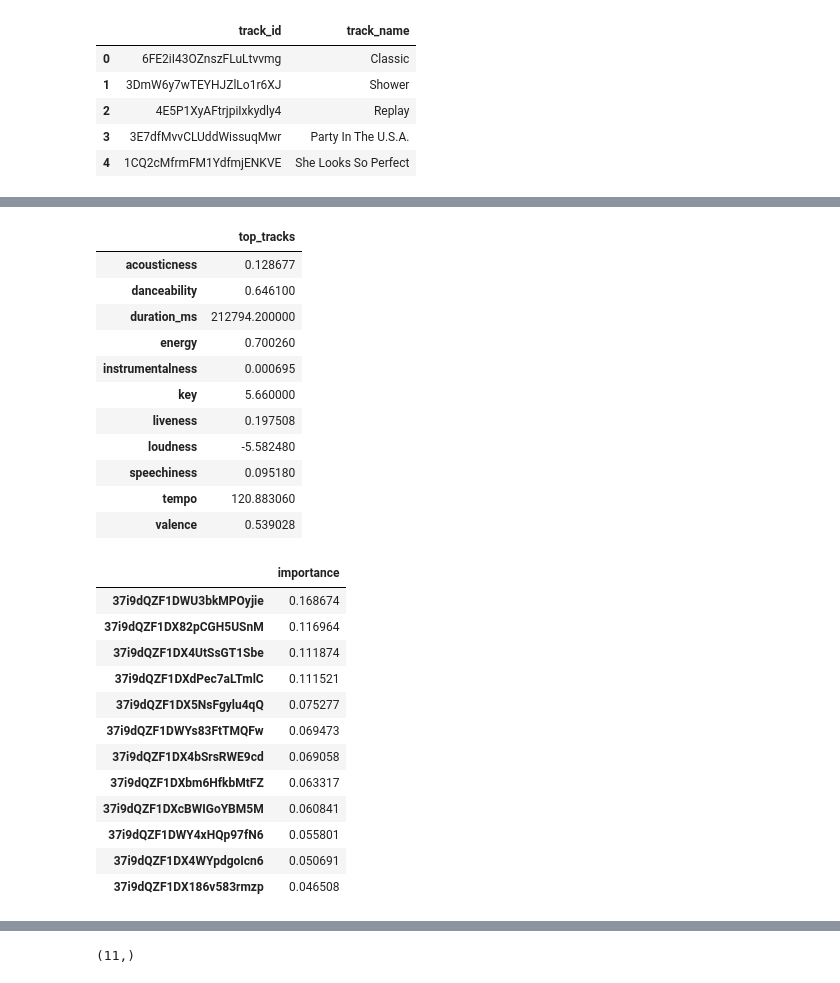
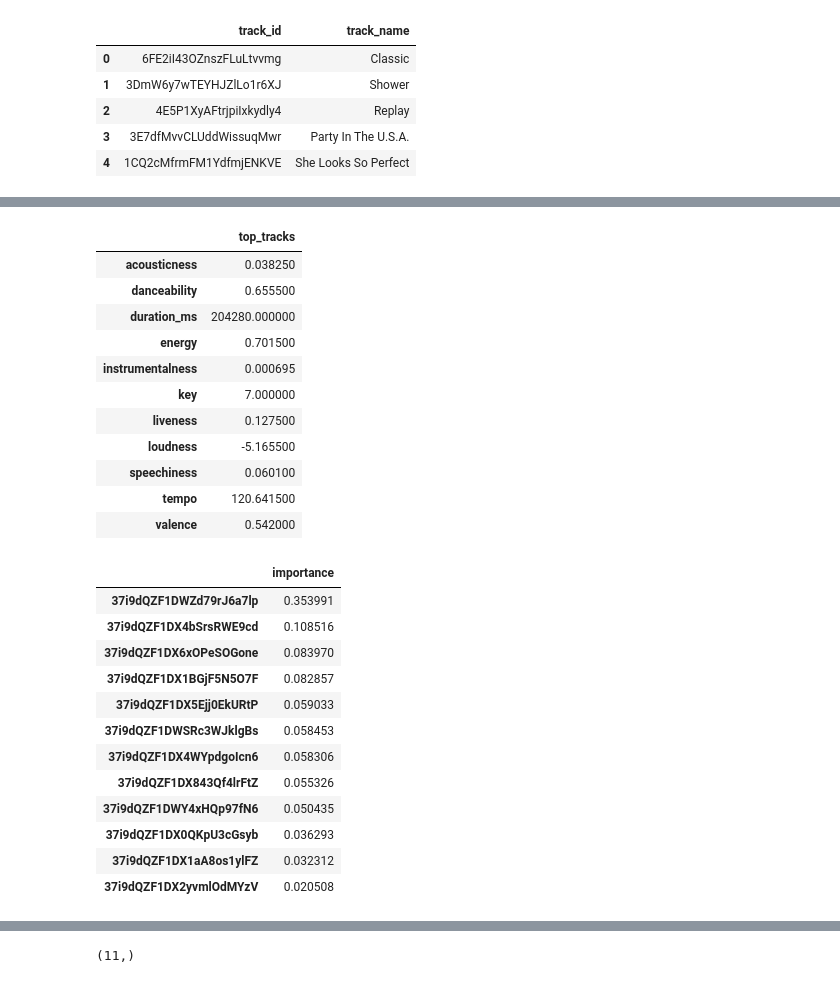
Before and after one commit to malbert131/DJ_NumPY, a Jupyter notebook: Recommender.ipynb, the cells around one changed output, grey strips where cells are left out. Cells and saved outputs as stored; diff of their text form; code cells hidden in the pictures.

```diff
--- a/Recommender.ipynb
+++ b/Recommender.ipynb
@@ -14,7 +14,7 @@ from spotipy import oauth2
 import random
 from functools import reduce
 # %%
-scope = 'user-library-read playlist-modify-public playlist-read-private user-read-recently-played app-remote-control user-top-read'
+scope = 'user-library-read playlist-modify-public playlist-modify-private playlist-read-private user-read-recently-played app-remote-control user-top-read'
 
 redirect_uri = 'https://developer.spotify.com/dashboard/applications/0743a195f7654b5ab95560a95e89316a'
 
@@ -223,21 +234,23 @@ X_data
 # %%
 # Turns my favorite track data (Y_data) into a DataFrame with audio features averaged
 # maybe change mean to median
-Y_data = pd.DataFrame(top_tracks_df.mean(), columns=['top_tracks']).drop('mode')
+instrumental_mean = top_tracks_df['instrumentalness'].mean()
+Y_data = pd.DataFrame(top_tracks_df.median(), columns=['top_tracks']).drop('mode')
+Y_data.loc['instrumentalness'] = instrumental_mean
 Y_data
 # %% [output]
 |  | top_tracks |
-| acousticness | 0.128677 |
-| danceability | 0.646100 |
-| duration_ms | 212794.200000 |
-| energy | 0.700260 |
+| acousticness | 0.038250 |
+| danceability | 0.655500 |
+| duration_ms | 204280.000000 |
+| energy | 0.701500 |
 | instrumentalness | 0.000695 |
-| key | 5.660000 |
-| liveness | 0.197508 |
-| loudness | -5.582480 |
-| speechiness | 0.095180 |
-| tempo | 120.883060 |
-| valence | 0.539028 |
+| key | 7.000000 |
+| liveness | 0.127500 |
+| loudness | -5.165500 |
+| speechiness | 0.060100 |
+| tempo | 120.641500 |
+| valence | 0.542000 |
 # %%
 # Model for predicting playlist of "best-fit" using feature_importances_
 from sklearn.ensemble import RandomForestRegressor
@@ -250,18 +263,18 @@ pl_importances = pd.DataFrame(pl_rank, index = X_data.columns, columns=['importa
 pl_importances
 # %% [output]
 |  | importance |
-| 37i9dQZF1DWU3bkMPOyjie | 0.168674 |
-| 37i9dQZF1DX82pCGH5USnM | 0.116964 |
-| 37i9dQZF1DX4UtSsGT1Sbe | 0.111874 |
-| 37i9dQZF1DXdPec7aLTmlC | 0.111521 |
-| 37i9dQZF1DX5NsFgylu4qQ | 0.075277 |
-| 37i9dQZF1DWYs83FtTMQFw | 0.069473 |
-| 37i9dQZF1DX4bSrsRWE9cd | 0.069058 |
-| 37i9dQZF1DXbm6HfkbMtFZ | 0.063317 |
-| 37i9dQZF1DXcBWIGoYBM5M | 0.060841 |
-| 37i9dQZF1DWY4xHQp97fN6 | 0.055801 |
-| 37i9dQZF1DX4WYpdgoIcn6 | 0.050691 |
-| 37i9dQZF1DX186v583rmzp | 0.046508 |
+| 37i9dQZF1DWZd79rJ6a7lp | 0.353991 |
+| 37i9dQZF1DX4bSrsRWE9cd | 0.108516 |
+| 37i9dQZF1DX6xOPeSOGone | 0.083970 |
+| 37i9dQZF1DX1BGjF5N5O7F | 0.082857 |
+| 37i9dQZF1DX5Ejj0EkURtP | 0.059033 |
+| 37i9dQZF1DWSRc3WJklgBs | 0.058453 |
+| 37i9dQZF1DX4WYpdgoIcn6 | 0.058306 |
+| 37i9dQZF1DX843Qf4lrFtZ | 0.055326 |
+| 37i9dQZF1DWY4xHQp97fN6 | 0.050435 |
+| 37i9dQZF1DX0QKpU3cGsyb | 0.036293 |
+| 37i9dQZF1DX1aA8os1ylFZ | 0.032312 |
+| 37i9dQZF1DX2yvmlOdMYzV | 0.020508 |
 # %%
 pl_t3 = pl_importances.index[0:3]
 frames = []
```
Also changed, not shown: parts of 15 cells of this notebook.
